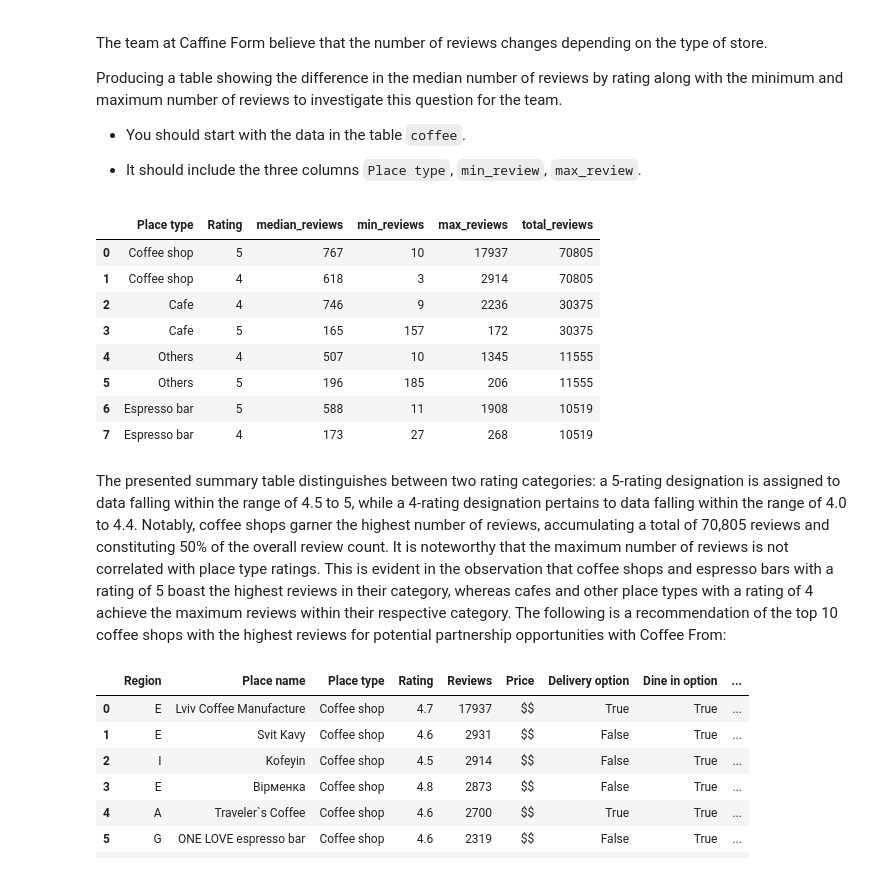
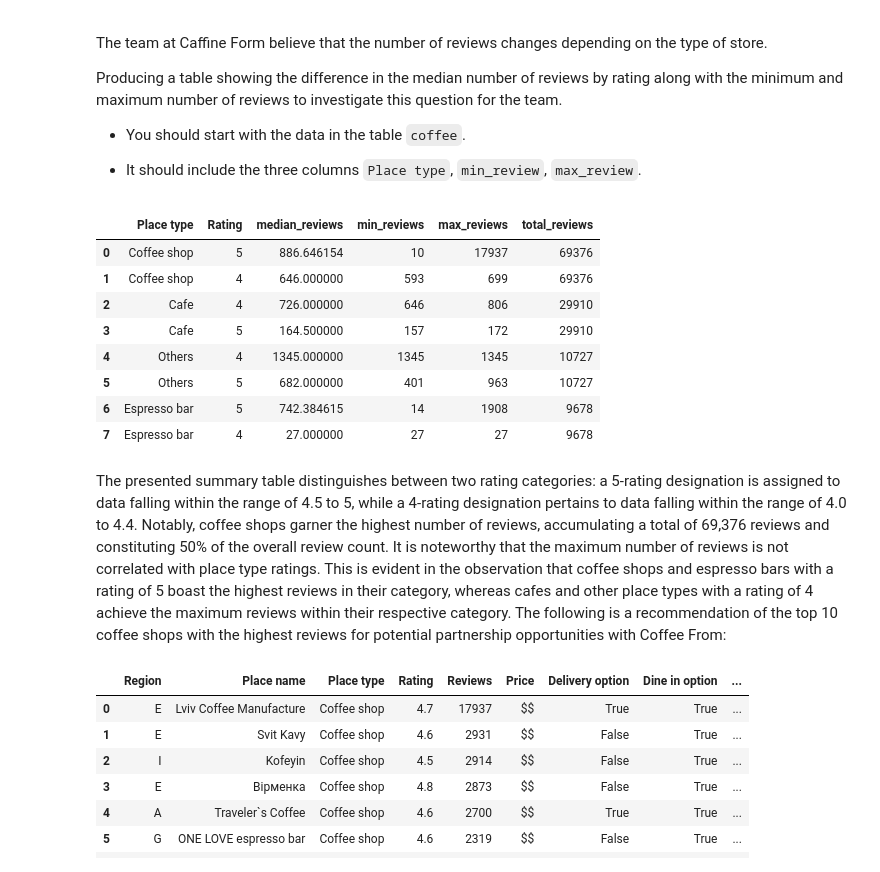
Before and after one commit to dhenis09/Analysis_Case_Project, a Jupyter notebook: SQL/Caffein Form Business Analysis.ipynb, the cells around one changed output. Saved outputs shown, nothing was run; the diff lists cells and outputs as text; code cells hidden in the pictures.

```diff
--- a/SQL/Caffein Form Business Analysis.ipynb
+++ b/SQL/Caffein Form Business Analysis.ipynb
@@ -123,7 +149,7 @@ WITH non_null_data AS(
 		COALESCE("Place name", 'Unknown') AS "Place name",
 	    COALESCE("Place type", 'Unknown') AS "Place type",
 	    COALESCE("Rating", '0') AS "Rating",
-  		COALESCE(CAST(percentile_cont(0.5) WITHIN GROUP (ORDER BY "Reviews") AS INTEGER),'0') AS "Reviews",
+  		COALESCE("Reviews",percentile_cont(0.5) WITHIN GROUP (ORDER BY "Reviews")) AS "Reviews",
 	    COALESCE("Price", 'Unknown') AS "Price",
   	    COALESCE("Delivery option", 'False') AS "Delivery option",
   	    COALESCE("Dine in option", 'False') AS "Dine in option",
@@ -140,6 +166,15 @@ WITH non_null_data AS(
 			 "Delivery option",
 			 "Dine in option",
 			 "Takeout option"),
+	--- Eliminate column with all service option values are false ---
+	false_value AS (
+	SELECT *
+	FROM non_null_data
+	WHERE "Place name" NOT IN (SELECT "Place name"
+						 	  From non_null_data
+							  WHERE "Delivery option" = 'False' AND
+						  			"Dine in option" = 'False' AND
+						  	 		"Takeout option" = 'False')),
 	-- Fill duplicates data with the average  ---
 	duplicate_check AS(
 	SELECT
@@ -156,7 +191,7 @@ WITH non_null_data AS(
 	   "Delivery option",
 	   "Dine in option",
 	   "Takeout option"
-	FROM non_null_data
+	FROM false_value
 	GROUP BY "Region",
 		     "Place name",
 		 	 "Place type",
@@ -164,44 +199,44 @@ WITH non_null_data AS(
 			 "Reviews",
 			 "Price",
 			 "Delivery option",
 			 "Dine in option",
 			 "Takeout option",
 			 duplicate),
 	-- Rank data by place type --
 	RankedReviews AS (
     SELECT
         "Place type",
         ROUND("Rating"::INTEGER, 0) AS "Rating",
         "Reviews",
         ROW_NUMBER() OVER (PARTITION BY "Place type", ROUND("Rating"::INTEGER, 0) ORDER BY "Reviews") AS RowNum,
         COUNT("Reviews") OVER (PARTITION BY "Place type", ROUND("Rating"::INTEGER, 0)) AS TotalRows,
 		SUM("Reviews") OVER(PARTITION BY "Place type") AS total_reviews
     FROM duplicate_check
 	WHERE "Rating" > 0)
 
 SELECT
     "Place type",
     "Rating",
-    COALESCE(CAST(AVG("Reviews") AS INTEGER), 0) AS median_reviews,
+    COALESCE(AVG("Reviews"), 0) AS median_reviews,
     MIN("Reviews") AS min_reviews,
     MAX("Reviews") AS max_reviews,
 	total_reviews
 FROM RankedReviews
 WHERE RowNum BETWEEN (TotalRows / 2) + 1 AND (TotalRows / 2) + 2 OR TotalRows % 2 = 1 -- Find median of the data --
 GROUP BY "Place type", "Rating", total_reviews
 ORDER BY total_reviews DESC, "Place type", median_reviews DESC;
 # %% [output]
 |  | Place type | Rating | median_reviews | min_reviews | max_reviews | total_reviews |
-| 0 | Coffee shop | 5 | 767 | 10 | 17937 | 70805 |
-| 1 | Coffee shop | 4 | 618 | 3 | 2914 | 70805 |
-| 2 | Cafe | 4 | 746 | 9 | 2236 | 30375 |
-| 3 | Cafe | 5 | 165 | 157 | 172 | 30375 |
-| 4 | Others | 4 | 507 | 10 | 1345 | 11555 |
-| 5 | Others | 5 | 196 | 185 | 206 | 11555 |
-| 6 | Espresso bar | 5 | 588 | 11 | 1908 | 10519 |
-| 7 | Espresso bar | 4 | 173 | 27 | 268 | 10519 |
+| 0 | Coffee shop | 5 | 886.646154 | 10 | 17937 | 69376 |
+| 1 | Coffee shop | 4 | 646.000000 | 593 | 699 | 69376 |
+| 2 | Cafe | 4 | 726.000000 | 646 | 806 | 29910 |
+| 3 | Cafe | 5 | 164.500000 | 157 | 172 | 29910 |
+| 4 | Others | 4 | 1345.000000 | 1345 | 1345 | 10727 |
+| 5 | Others | 5 | 682.000000 | 401 | 963 | 10727 |
+| 6 | Espresso bar | 5 | 742.384615 | 14 | 1908 | 9678 |
+| 7 | Espresso bar | 4 | 27.000000 | 27 | 27 | 9678 |
 # %% [markdown]
-The presented summary table distinguishes between two rating categories: a 5-rating designation is assigned to data falling within the range of 4.5 to 5, while a 4-rating designation pertains to data falling within the range of 4.0 to 4.4. Notably, coffee shops garner the highest number of reviews, accumulating a total of 70,805 reviews and constituting 50% of the overall review count. It is noteworthy that the maximum number of reviews is not correlated with place type ratings. This is evident in the observation that coffee shops and espresso bars with a rating of 5 boast the highest reviews in their category, whereas cafes and other place types with a rating of 4 achieve the maximum reviews within their respective category. The following is a recommendation of the top 10 coffee shops with the highest reviews for potential partnership opportunities with Coffee From:
+The presented summary table distinguishes between two rating categories: a 5-rating designation is assigned to data falling within the range of 4.5 to 5, while a 4-rating designation pertains to data falling within the range of 4.0 to 4.4. Notably, coffee shops garner the highest number of reviews, accumulating a total of 69,376 reviews and constituting 50% of the overall review count. It is noteworthy that the maximum number of reviews is not correlated with place type ratings. This is evident in the observation that coffee shops and espresso bars with a rating of 5 boast the highest reviews in their category, whereas cafes and other place types with a rating of 4 achieve the maximum reviews within their respective category. The following is a recommendation of the top 10 coffee shops with the highest reviews for potential partnership opportunities with Coffee From:
 # %%
 WITH non_null_data AS(
 	SELECT
```
Also changed, not shown: parts of 4 cells of this notebook.
